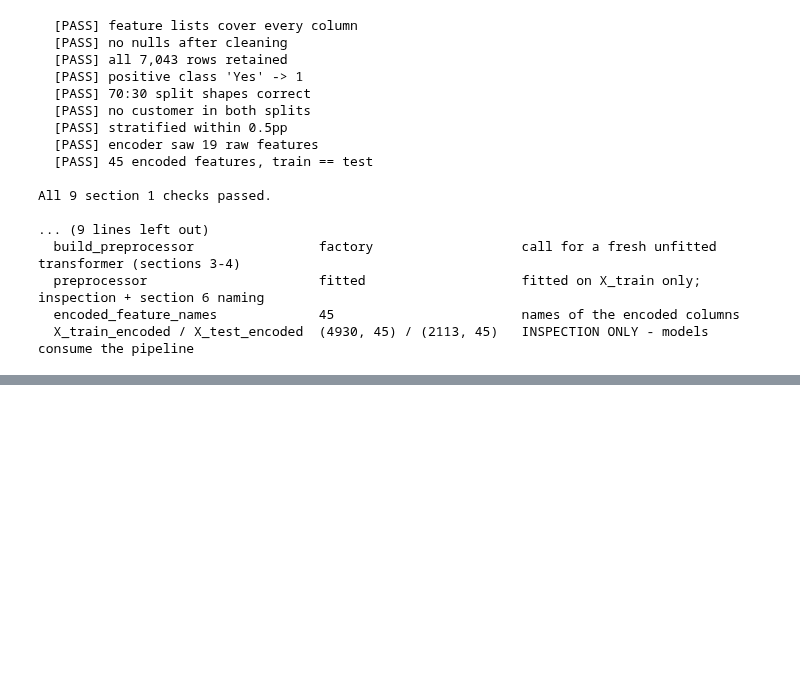
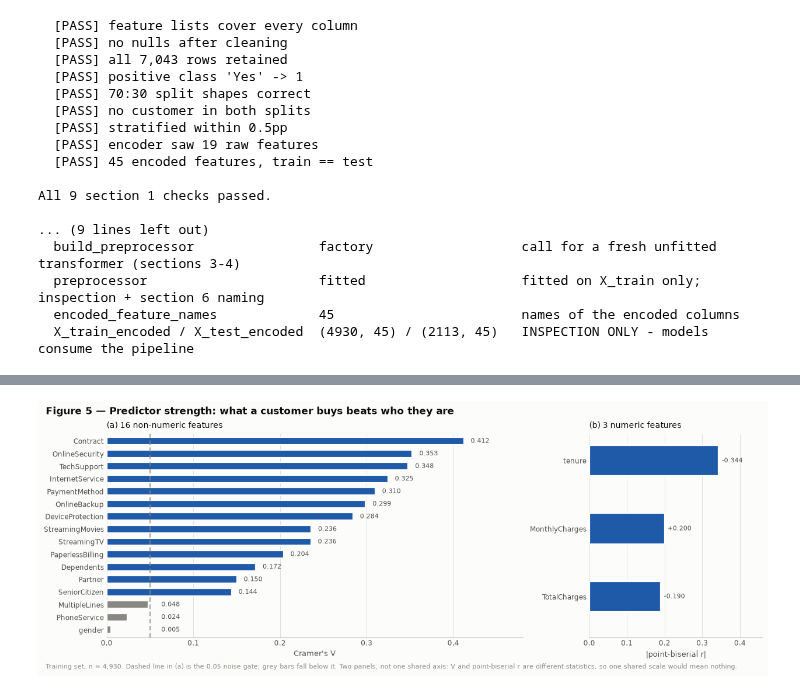
Before and after one commit to MyExpWithCode/customer_churn_project, a Jupyter notebook: notebook/churn_analysis.ipynb, the cells around one changed output, grey strips where cells are left out. Cells and saved outputs as stored; diff of their text form; code cells hidden in the pictures; blank space fills up the shorter version.

```diff
--- a/notebook/churn_analysis.ipynb
+++ b/notebook/churn_analysis.ipynb
@@ -918,0 +1834,84 @@ All 9 section 1 checks passed.
+# %%
+NON_NUMERIC = categorical_features + binary_features
+eda_strength = pd.DataFrame(
+    {"cramers_v": {col: cramers_v(train_df[col], train_df[TARGET]) for col in NON_NUMERIC}})
+level_rates = {col: train_df.groupby(col, observed=True)[TARGET].mean() * 100
+               for col in NON_NUMERIC}
+eda_strength["levels"] = [train_df[col].nunique() for col in eda_strength.index]
+eda_strength["min_rate_pct"] = [level_rates[col].min() for col in eda_strength.index]
+eda_strength["max_rate_pct"] = [level_rates[col].max() for col in eda_strength.index]
+eda_strength = eda_strength.sort_values("cramers_v", ascending=False)
+eda_strength["above_gate"] = eda_strength["cramers_v"] >= NOISE_GATE
+
+print(f"Cramer's V against {TARGET}, all {len(eda_strength)} non-numeric features")
+print(eda_strength.round(3).to_string())
+below_gate = sorted(eda_strength.index[~eda_strength["above_gate"]])
+print(f"\nbelow the {NOISE_GATE} noise gate: {below_gate}")
+print("\npoint-biserial |r| for the 3 numeric features")
+print(eda_numeric_strength.round(3).to_string() + "\n")
+
+assert_claim("Contract is the strongest non-numeric predictor",
+             eda_strength.index[0] == "Contract",
+             f"V = {eda_strength['cramers_v'].iloc[0]:.3f}")
+assert_claim("gender carries essentially no signal",
+             eda_strength.loc["gender", "cramers_v"] < 0.01,
+             f"V = {eda_strength.loc['gender', 'cramers_v']:.3f}, "
+             f"{eda_strength.loc['gender', 'min_rate_pct']:.1f}% vs "
+             f"{eda_strength.loc['gender', 'max_rate_pct']:.1f}%")
+assert_claim("exactly three features fall below the noise gate",
+             below_gate == ["MultipleLines", "PhoneService", "gender"], str(below_gate))
+assert_claim("SeniorCitizen does carry signal, unlike gender",
+             eda_strength.loc["SeniorCitizen", "cramers_v"] > 0.10,
+             f"V = {eda_strength.loc['SeniorCitizen', 'cramers_v']:.3f}, "
+             f"{eda_strength.loc['SeniorCitizen', 'min_rate_pct']:.1f}% vs "
+             f"{eda_strength.loc['SeniorCitizen', 'max_rate_pct']:.1f}%")
+
+fig, axes = plt.subplots(1, 2, figsize=(12.4, 4.6), width_ratios=[2.4, 1],
+                         layout="constrained")
+
+panel_a = axes[0]
+ranked = eda_strength.sort_values("cramers_v")
+bars = panel_a.barh(np.arange(len(ranked)), ranked["cramers_v"].to_numpy(),
+                    height=2.4 / len(ranked) * 4,
+                    color=[EMPHASIS if flag else MUTED for flag in ranked["above_gate"]],
+                    edgecolor=SURFACE, linewidth=1.6)
+for bar, value in zip(bars, ranked["cramers_v"]):
+    # Below-gate bars are shorter than the gate itself, so their labels share a
+    # column just clear of the dashed line rather than sitting underneath it.
+    panel_a.text(max(value + 0.008, NOISE_GATE + 0.013),
+                 bar.get_y() + bar.get_height() / 2, f"{value:.3f}",
+                 va="center", ha="left", fontsize=8, color=INK_2)
+# The gate is named in the subtitle rather than labelled on the canvas. Every
+# position on this axes is occupied by either a bar or a value label, and the
+# same convention already applies to the base-rate line elsewhere.
+panel_a.axvline(NOISE_GATE, ls=(0, (5, 3)), lw=1.1, color=MUTED, zorder=2)
+panel_a.set_yticks(np.arange(len(ranked)), list(ranked.index))
+panel_a.set_xlim(0, 0.48)
+panel_a.set_ylim(-0.6, len(ranked) - 0.4)
+panel_a.set_xlabel("Cramer's V")
+panel_a.set_title("(a) 16 non-numeric features")
+panel_a.spines["left"].set_visible(False)
+value_grid(panel_a, "x")
+
+panel_b = axes[1]
+numeric_ranked = eda_numeric_strength.abs().sort_values()
+bars = panel_b.barh(np.arange(len(numeric_ranked)), numeric_ranked.to_numpy(), height=0.45,
+                    color=EMPHASIS, edgecolor=SURFACE, linewidth=1.6)
+for bar, (name, value) in zip(bars, numeric_ranked.items()):
+    panel_b.text(value + 0.008, bar.get_y() + bar.get_height() / 2,
+                 f"{eda_numeric_strength[name]:+.3f}", va="center", ha="left",
+                 fontsize=8, color=INK_2)
+panel_b.set_yticks(np.arange(len(numeric_ranked)), list(numeric_ranked.index))
+panel_b.set_xlim(0, 0.46)
+panel_b.set_ylim(-0.6, 2.4)
+panel_b.set_xlabel("|point-biserial r|")
+panel_b.set_title("(b) 3 numeric features")
+panel_b.spines["left"].set_visible(False)
+value_grid(panel_b, "x")
+
+figure_title(fig, "Figure 5 — Predictor strength: what a customer buys beats who they are",
+             subtitle="Training set, n = 4,930. Dashed line in (a) is the 0.05 noise gate; grey "
+                      "bars fall below it. Two panels, not one shared axis: V and point-biserial "
+                      "r are different statistics, so one shared scale would mean nothing.")
+plt.show()
+# %% [output]
@@ -918,0 +1935 @@ All 9 section 1 checks passed.
+[figure, added]
```
Also changed, not shown: parts of 33 cells of this notebook, 2 other files.
